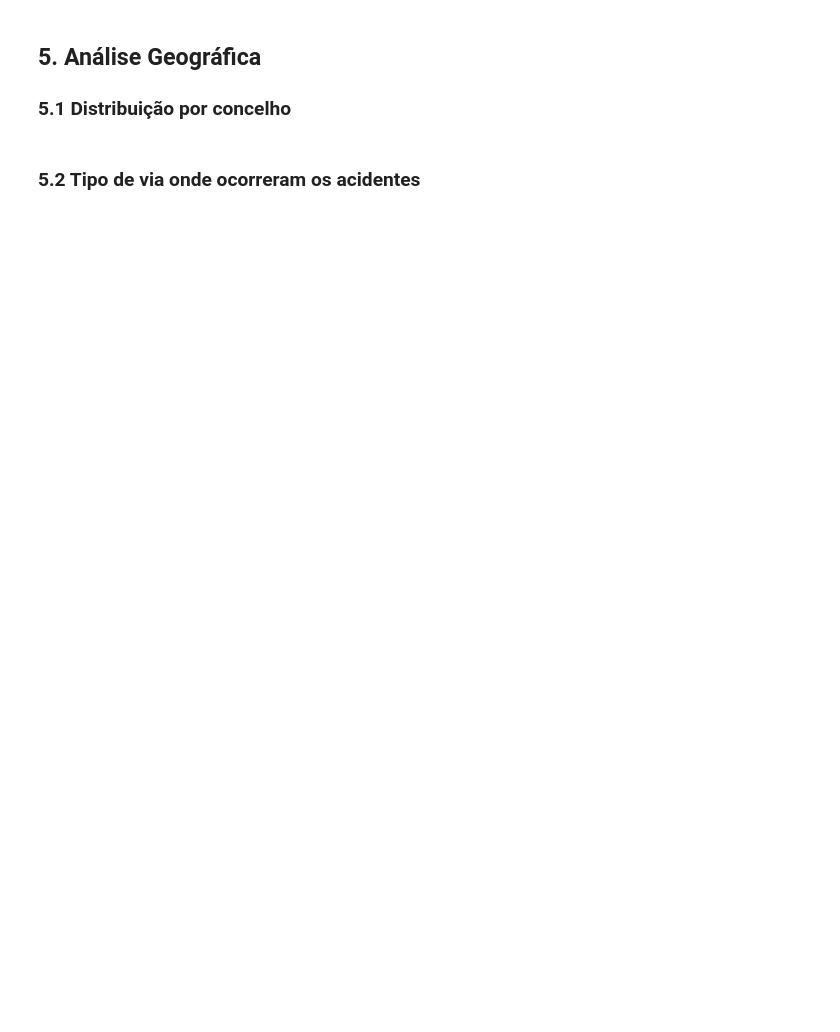
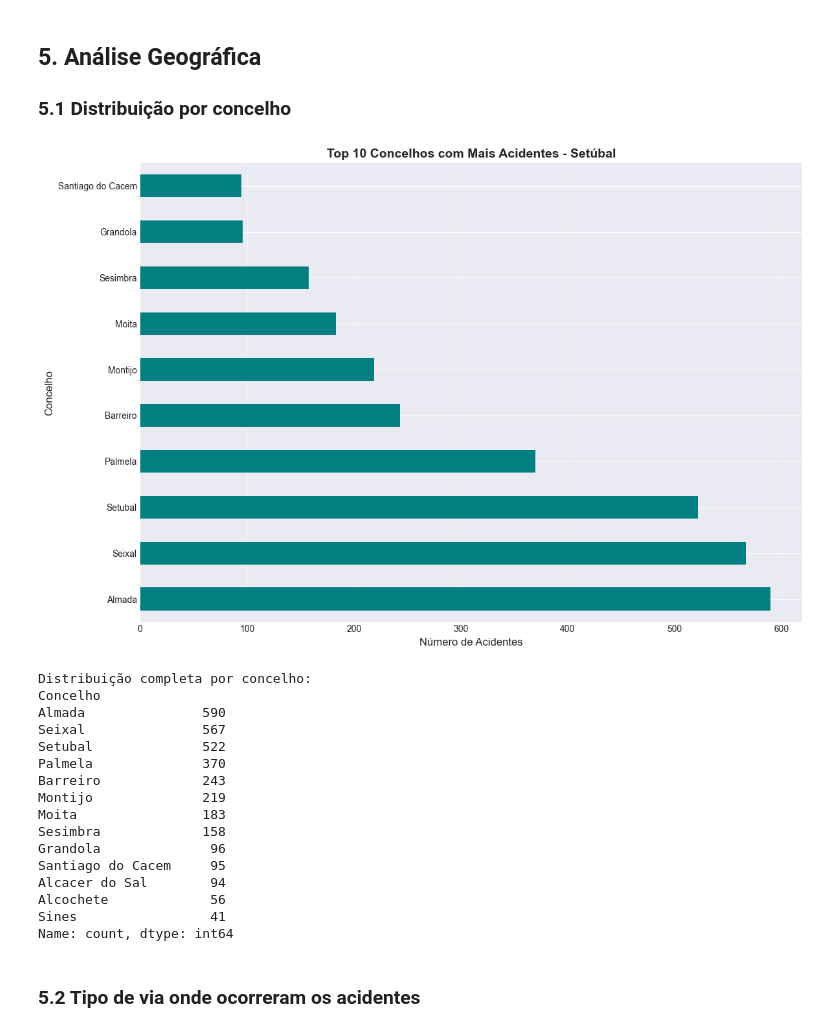
Before and after one commit to SalvaFerreira/PACD2, a Jupyter notebook: analise_setubal.ipynb, the cells around one changed output. Saved outputs shown, nothing was run; the diff lists cells and outputs as text; code cells hidden in the pictures; blank space fills up the shorter version.

```diff
--- a/analise_setubal.ipynb
+++ b/analise_setubal.ipynb
@@ -178,20 +230,40 @@ if 'HORA' in df_setubal.columns:
 ### 5.1 Distribuição por concelho
 # %%
 # Acidentes por concelho
-if 'CONC_ACIDENTE' in df_setubal.columns:
-    acidentes_concelho = df_setubal['CONC_ACIDENTE'].value_counts().head(10)
+if 'Concelho' in df_setubal.columns:
+    acidentes_concelho = df_setubal['Concelho'].value_counts().head(10)
 
     fig, ax = plt.subplots(figsize=(12, 8))
     acidentes_concelho.plot(kind='barh', ax=ax, color='teal')
     ax.set_title('Top 10 Concelhos com Mais Acidentes - Setúbal', fontsize=14, fontweight='bold')
     ax.set_xlabel('Número de Acidentes', fontsize=12)
     ax.set_ylabel('Concelho', fontsize=12)
     ax.grid(axis='x', alpha=0.3)
     plt.tight_layout()
     plt.show()
 
     print("\nDistribuição completa por concelho:")
-    print(df_setubal['CONC_ACIDENTE'].value_counts())
+    print(df_setubal['Concelho'].value_counts())
+else:
+    print("⚠️ Coluna 'Concelho' não encontrada no dataset")
+# %% [output]
+[figure, added]
+Distribuição completa por concelho:
+Concelho
+Almada               590
+Seixal               567
+Setubal              522
+Palmela              370
+Barreiro             243
+Montijo              219
+Moita                183
+Sesimbra             158
+Grandola              96
+Santiago do Cacem     95
+Alcacer do Sal        94
+Alcochete             56
+Sines                 41
+Name: count, dtype: int64
 # %% [markdown]
 ### 5.2 Tipo de via onde ocorreram os acidentes
 # %%
```
Also changed, not shown: parts of 19 cells of this notebook.
